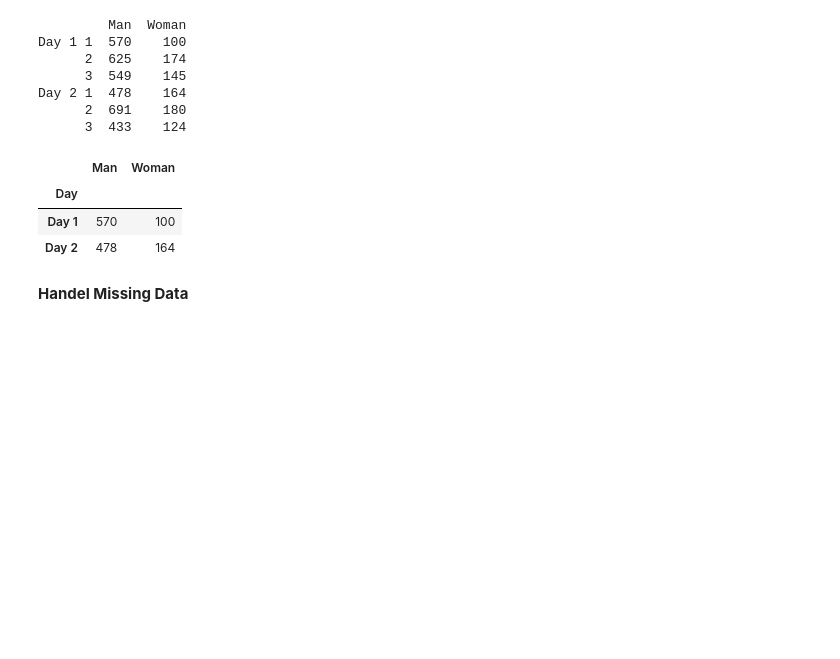
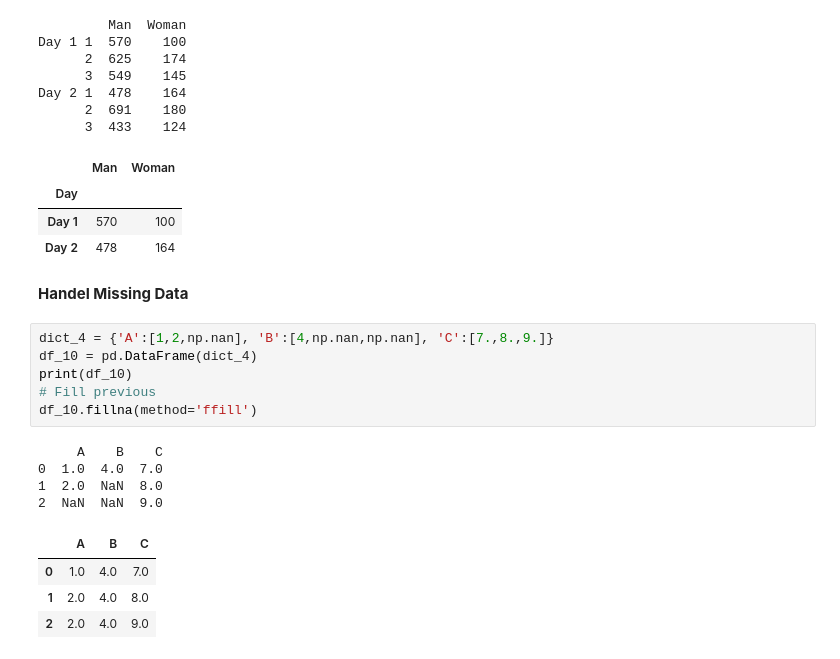
Before and after one commit to Philngtn/Panda_tuts, a Jupyter notebook: PandaTuts.ipynb, the cells around one changed output. Cells and saved outputs as stored; diff of their text form; blank space fills up the shorter version.

```diff
--- a/PandaTuts.ipynb
+++ b/PandaTuts.ipynb
@@ -462,3 +462,18 @@ Day 2 1  478    164
 | Day 2 | 478 | 164 |
 # %% [markdown]
 **Handel Missing Data**
+# %%
+dict_4 = {'A':[1,2,np.nan], 'B':[4,np.nan,np.nan], 'C':[7.,8.,9.]}
+df_10 = pd.DataFrame(dict_4)
+print(df_10)
+# Fill previous
+df_10.fillna(method='ffill')
+# %% [output]
+     A    B    C
+0  1.0  4.0  7.0
+1  2.0  NaN  8.0
+2  NaN  NaN  9.0
+|  | A | B | C |
+| 0 | 1.0 | 4.0 | 7.0 |
+| 1 | 2.0 | 4.0 | 8.0 |
+| 2 | 2.0 | 4.0 | 9.0 |
```
Also changed, not shown: parts of 5 cells of this notebook.
